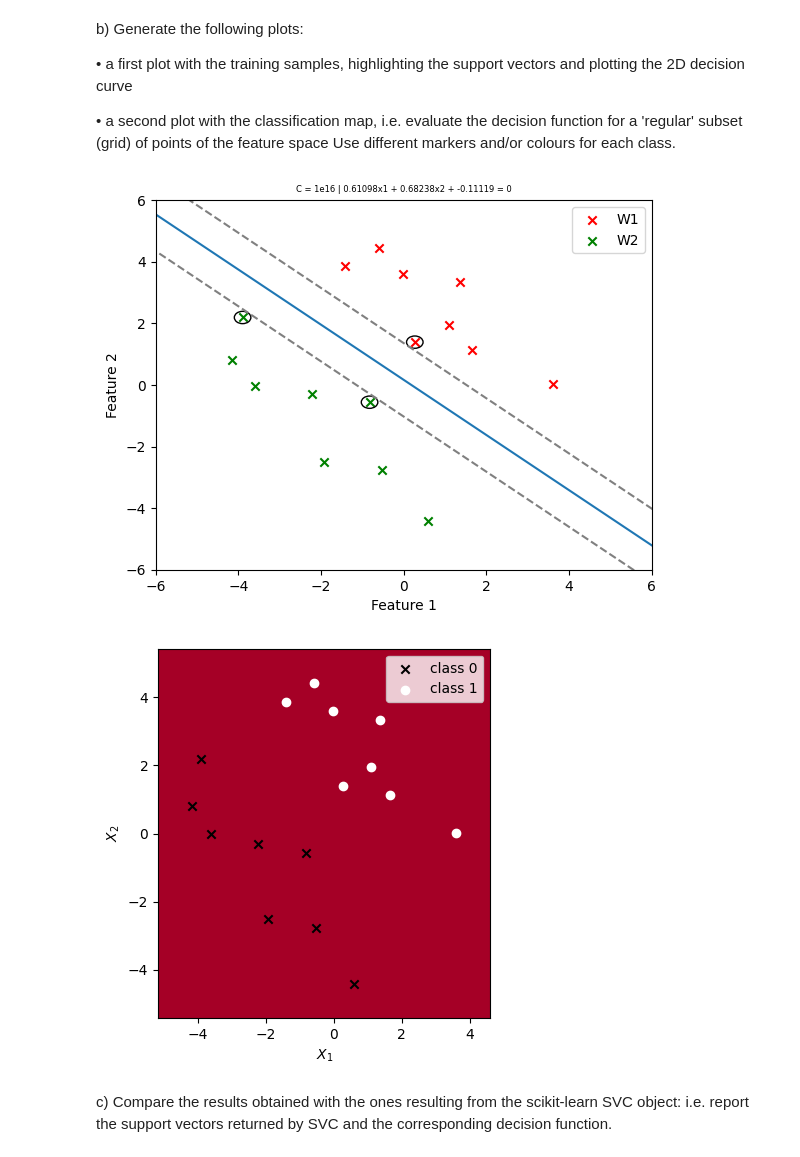
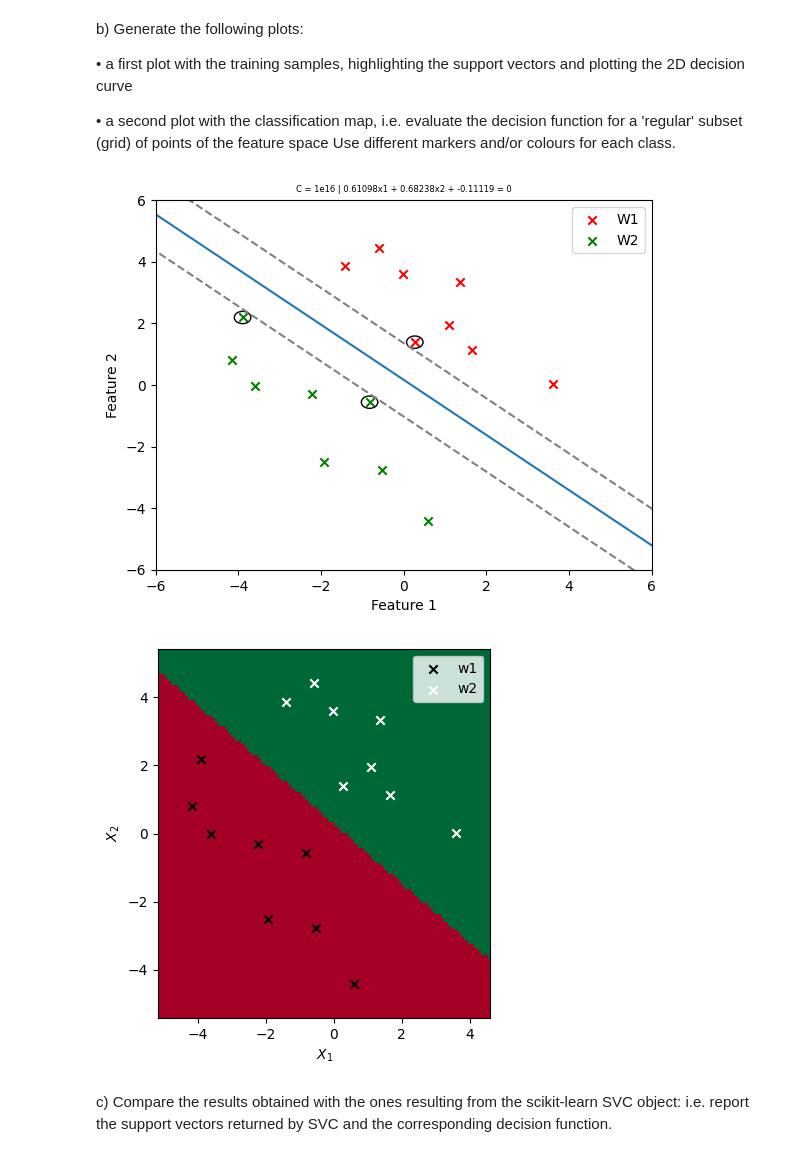
Before and after one commit to pedromartip/Instance-based-learning, a Jupyter notebook: handout_3.ipynb, the cells around one changed output. Saved outputs shown, nothing was run; the diff lists cells and outputs as text; code cells hidden in the pictures.

```diff
--- a/handout_3.ipynb
+++ b/handout_3.ipynb
@@ -29,7 +29,7 @@ def build_H(X, y):
     return H
 
 def calculate_w(X,y,lm):
-    index = [i for i, lamb in enumerate(lm) if lamb[0] > 1e-6] #Index of values different of 0
+    index = [i for i, lamb in enumerate(lm) if lamb[0] > 1e-6]
     w = [0,0]
     for i in index:
         w += np.multiply(lm[i]*y[i],X[i])
@@ -47,6 +47,15 @@ def plot_class(c, X, y):
     m2 = ['x', 'x']
     i = np.where(y == c)[0]
     plt.scatter(X[i, 0], X[i, 1], c=m1[c], marker=m2[c], label=f'w{c+1}')
+
+def predictQPS(w, w0, x):
+    value = w[0]*x[0] + w[1]*x[1] + w0[0]
+    if value < 0:
+        value = [-1]
+    else:
+        value = [1]
+
+    return value
 # %% [markdown]
 ##### T1. **Given dataset dsgg1.txt:**
 
@@ -125,79 +133,78 @@ Use different markers and/or colours for each class.
 y = np.squeeze(y)
 
 '''Plot the samples'''
-# assuming X is your data and y are your labels
-X1 = X[y == 1.0]  # points of class w1
-X2 = X[y == -1.0]  # points of class w2
+X1 = X[y == 1.0]  #Points of class w1
+X2 = X[y == -1.0]  #Points of class w2
 
-plt.scatter(X1[:, 0], X1[:, 1], color='red', marker='x', label='W1')  # plot points of class 0
-plt.scatter(X2[:, 0], X2[:, 1], color='green', marker='x', label='W2')  # plot points of class 1
+plt.scatter(X1[:, 0], X1[:, 1], color='red', marker='x', label='W1')  #Plot points of class w1
+plt.scatter(X2[:, 0], X2[:, 1], color='green', marker='x', label='W2')  #Plot points of class w2
 
 '''Add the circles in supported vector machines'''
-for loc in sv:
+for loc in sv: #Locate the support vectors stored in sv
     px, py = loc
     circle = Circle((px,py), 0.2, fill=False)
     plt.gca().add_patch(circle)
 
-# set the limits of the axes
+# Set the limits of the axes for better visualization
 plt.xlim([-6, 6])
 plt.ylim([-6, 6])
 
 '''Add the decision curve'''
+#Create x values
 x_values = np.linspace(-10, 10, 10)
 
-# calculate corresponding y values
+# calculate corresponding y values with decision function
 y_values = (-w[0] / w[1]) * x_values - w0[0] / w[1]
+
+# add the decission line to the plot
+plt.plot(x_values, y_values)
 
 '''Add the segmented lines'''
 #Calculate the distance of the segmented line: 1/||w||
 d = 1/np.linalg.norm(w)
 
-# calculate y values for the segmented lines
+#Calculate y values for the segmented lines
 y_values_segmented_line1 = y_values + d / np.sqrt(w[0]**2 + w[1]**2)
 y_values_segmented_line2 = y_values - d / np.sqrt(w[0]**2 + w[1]**2)
 
-# add the segmented lines to the plot
+#Add the segmented lines to the plot
 plt.plot(x_values, y_values_segmented_line1, '--', color = 'grey')
 plt.plot(x_values, y_values_segmented_line2, '--', color = 'grey')
-
-# add the line to the plot
-plt.plot(x_values, y_values)
 
 
 plt.xlabel('Feature 1')
 plt.ylabel('Feature 2')
 plt.title(f'C = 1e16 | {w[0].round(5)}x1 + {w[1].round(5)}x2 + {w0[0].round(5)} = 0', fontsize = 6 )
 plt.legend()
 plt.show()
 
 '''Classification map'''
 #Code used from teacher in previous handout
 x1lim = [X[:, 0].min(), X[:, 0].max()]
 x2lim = [X[:, 1].min(), X[:, 1].max()]
 
 npts = 100
 x1s = np.linspace(x1lim[0], x1lim[1], npts)
 x2s = np.linspace(x2lim[0], x2lim[1], npts)
 
-#model = clf
 m = np.zeros((npts, npts))
 for k1, x1 in enumerate(x1s):
     for k2, x2 in enumerate(x2s):
         x = np.array([x1, x2])
-        #prediction = model.predict([x]) # For fix the deprecation error
-        #m[k1, k2] = prediction[0]
+        prediction = predictQPS(w,w0,x) #Predict the model with our function
+        m[k1, k2] = prediction[0]
 
 plt.figure()
 plt.imshow(m.T, cmap='RdYlGn', origin='lower', extent=(x1lim[0]-1, x1lim[1]+1, x2lim[0]-1, x2lim[1]+1))
 for c in range(2):  # Assuming binary classification. Change if more classes.
     plot_class(c, X, oy)
 plt.xlabel('$X_1$')
 plt.ylabel('$X_2$')
 plt.legend()
 plt.show()
 # %% [output]
 [figure]
-[figure, old version]
+[figure, new version]
 # %% [markdown]
 c)	Compare the results obtained with the ones resulting from the scikit-learn SVC object: i.e. report the support vectors returned by SVC and the corresponding decision function.
 # %%
```
Also changed, not shown: parts of 3 cells of this notebook.
